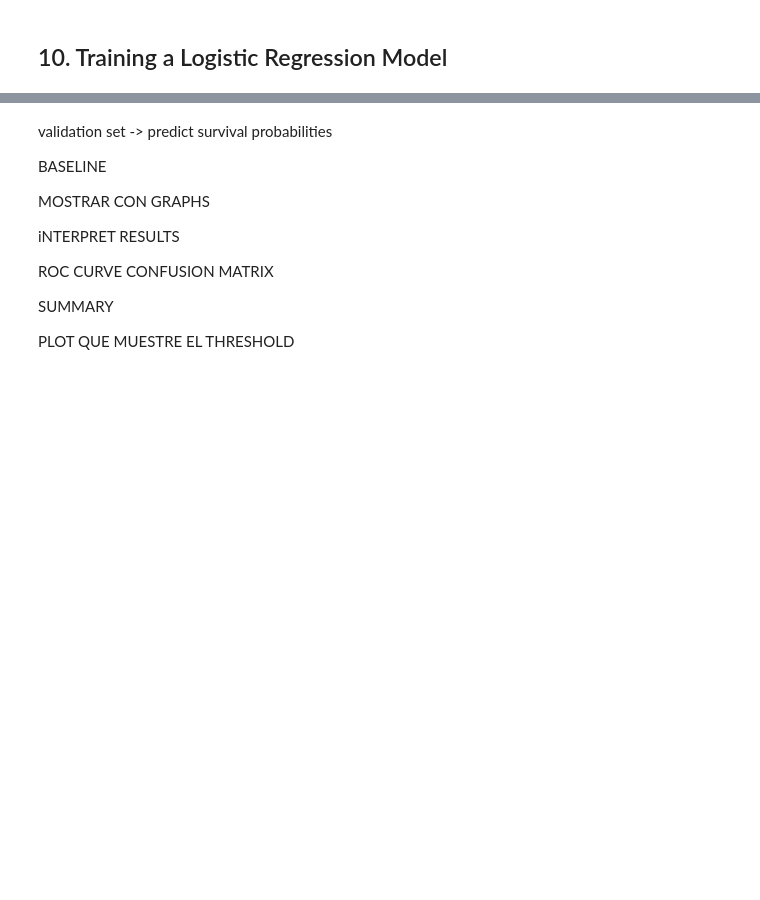
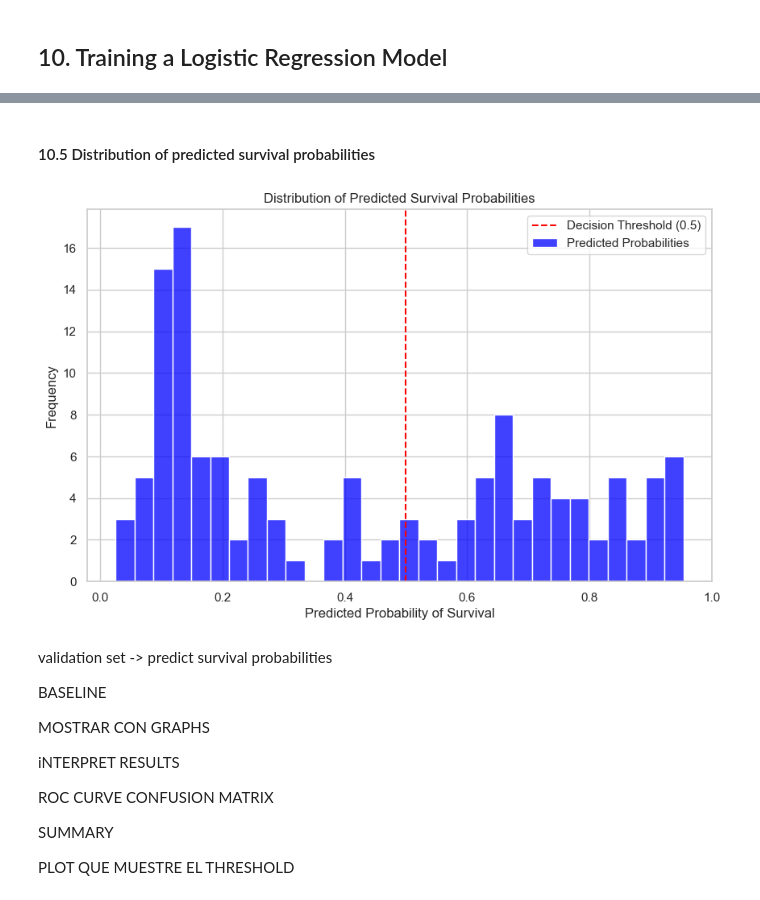
Before and after one commit to fedecaselli/ML-fundamentals-2025, a Jupyter notebook: AssignmentI/assignment_1_<Federica_Caselli[Caselli]>.ipynb, the cells around one changed output, grey strips where cells are left out. Cells and saved outputs as stored; diff of their text form; code cells hidden in the pictures; blank space fills up the shorter version.

```diff
--- a/AssignmentI/assignment_1_<Federica_Caselli[Caselli]>.ipynb
+++ b/AssignmentI/assignment_1_<Federica_Caselli[Caselli]>.ipynb
@@ -1723,3 +1789,22 @@ Confusion Matrix:
+# %% [markdown]
+#### 10.5 Distribution of predicted survival probabilities
+# %%
+plt.figure(figsize=(10, 6))
+
+sns.histplot(y_pred_prob, bins=30, kde=False, color='blue', label='Predicted Probabilities')
+
+# Add the decision threshold line at 0.5
+plt.axvline(x=0.5, color='red', linestyle='--', label='Decision Threshold (0.5)')
+
+plt.title('Distribution of Predicted Survival Probabilities')
+plt.xlabel('Predicted Probability of Survival')
+plt.ylabel('Frequency')
+
+
+plt.legend()
+plt.show()
+# %% [output]
+[figure, added]
 # %% [markdown]
 validation set -> predict survival probabilities
 
```
Also changed, not shown: parts of 19 cells of this notebook.
